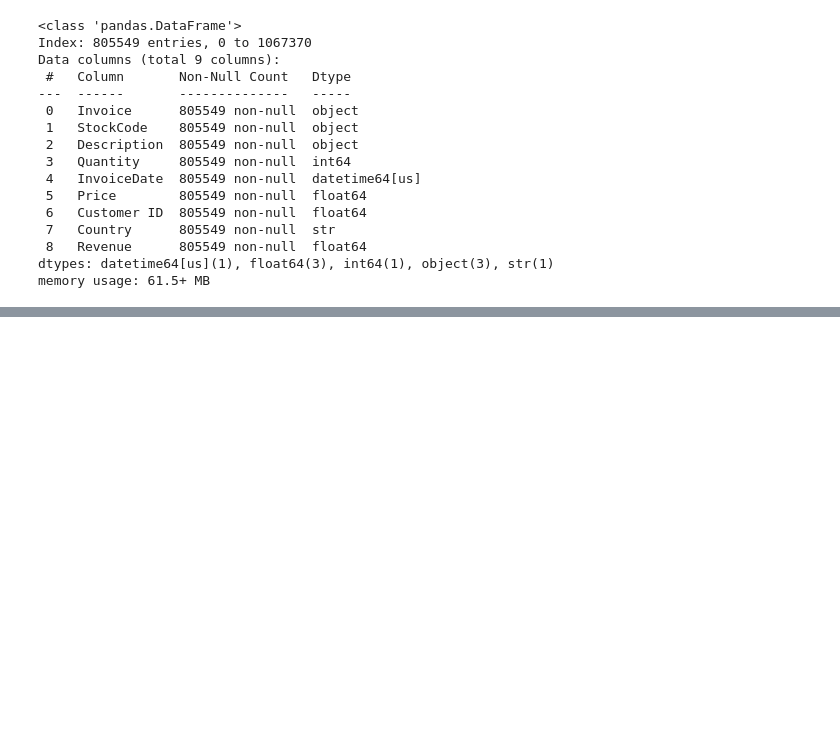
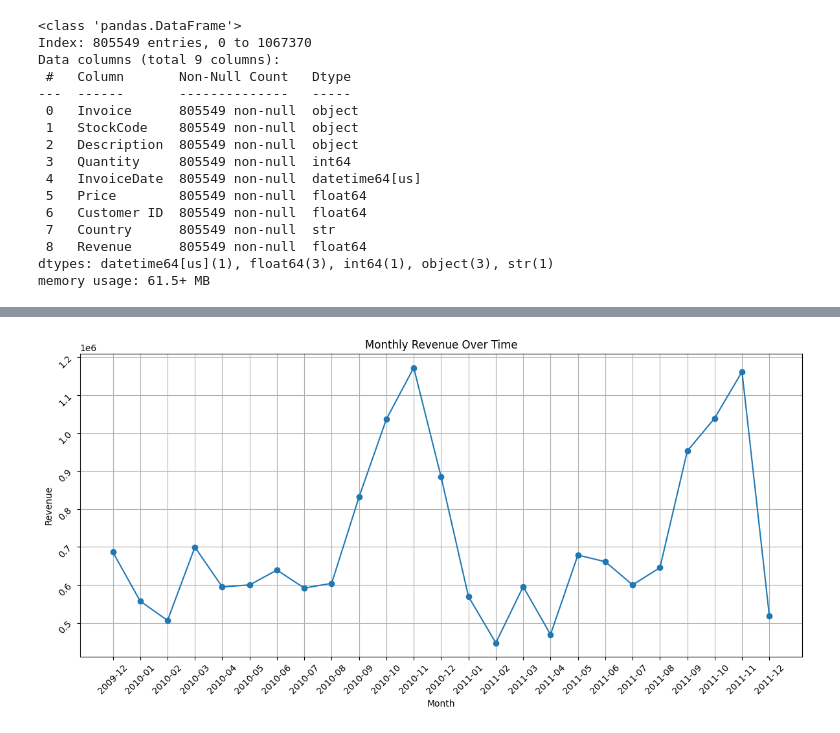
Before and after one commit to visshal2301/Data_ML_AI, a Jupyter notebook: data_visual/01-03-2026.ipynb, the cells around one changed output, grey strips where cells are left out. Saved outputs shown, nothing was run; the diff lists cells and outputs as text; code cells hidden in the pictures; blank space fills up the shorter version.

```diff
--- a/data_visual/01-03-2026.ipynb
+++ b/data_visual/01-03-2026.ipynb
@@ -3,5 +3,5 @@ import pandas as pd
 # %%
 # Dataset link : "https://archive.ics.uci.edu/ml/machine-learning-databases/00502/online_retail_II.xlsx"
 # %%
-df_1 = pd.read_excel("OnlineRetail.xlsx", sheet_name='Year 2009-2010')
-df_2 = pd.read_excel("OnlineRetail.xlsx", sheet_name='Year 2010-2011')
+df_1 = pd.read_excel("./online_retail_II.xlsx", sheet_name='Year 2009-2010')
+df_2 = pd.read_excel("./online_retail_II.xlsx", sheet_name='Year 2010-2011')
@@ -208,0 +232,7 @@ df.head()
+# %%
+# get montly revenue
+
+# - group by month
+# - Sum their revenue
+
+monthly_revenue = df.groupby('Month')['Revenue'].sum()
@@ -208,0 +276,40 @@ df.head()
+# %%
+# Create a canvas using width and height, inches
+plt.figure(figsize=(12, 6))
+
+# Plot line --> plt.plot()
+plt.plot(monthly_revenue.index, monthly_revenue.values, marker='o')
+# | Marker Symbol | Description     |
+# | ------------- | --------------- |
+# | `'o'`         | Circle          |
+# | `'.'`         | Point           |
+# | `','`         | Pixel           |
+# | `'x'`         | X               |
+# | `'+'`         | Plus            |
+# | `'s'`         | Square          |
+# | `'D'`         | Diamond         |
+# | `'^'`         | Upward triangle |
+
+# title of the plot
+plt.title('Monthly Revenue Over Time')
+
+# X-axis label
+plt.xlabel('Month')
+
+# Y-axis label
+plt.ylabel('Revenue')
+
+# rotate x labels
+plt.xticks(rotation=45)
+plt.yticks(rotation=45)
+
+# Fit layout, prevents label clipping
+plt.tight_layout()
+
+# Show grid
+plt.grid(True)
+
+# show the plot window or render the figure
+plt.show()
+# %% [output]
+[figure, added]
```
Also changed, not shown: parts of 20 cells of this notebook, 5 other files.
